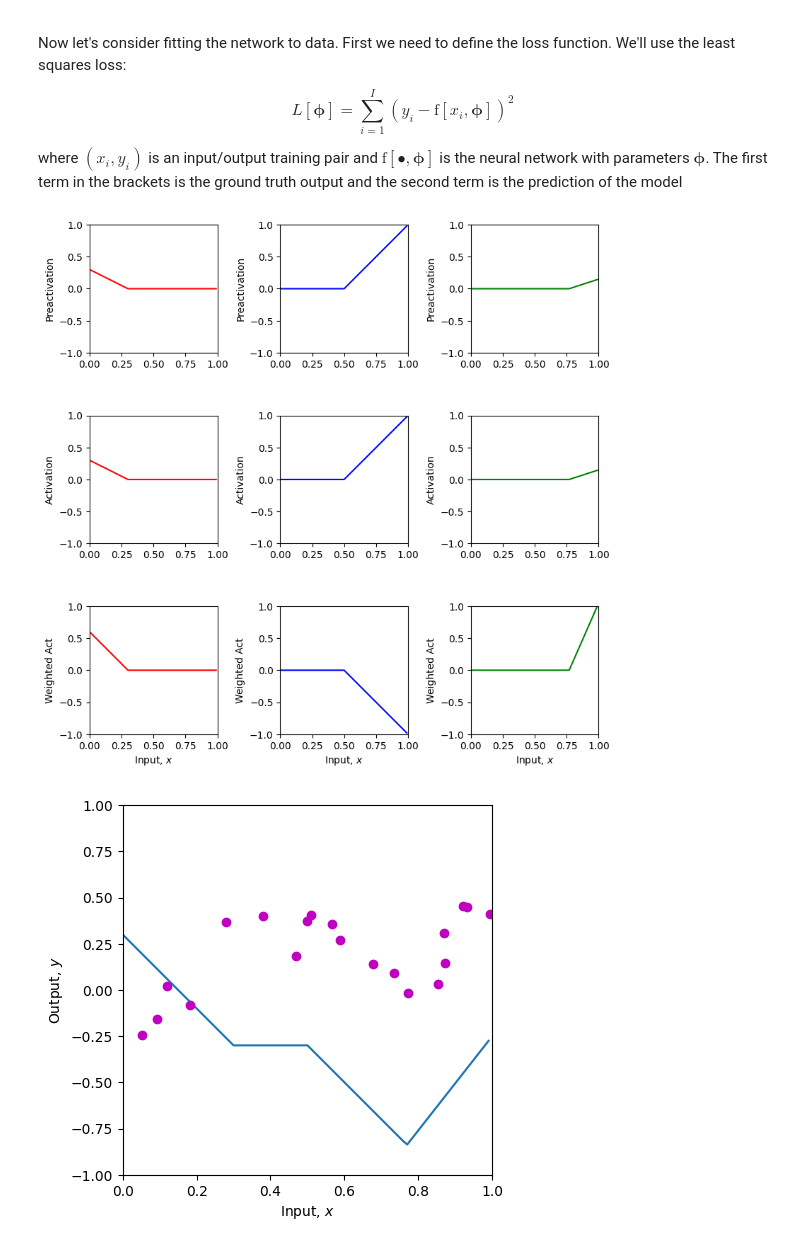
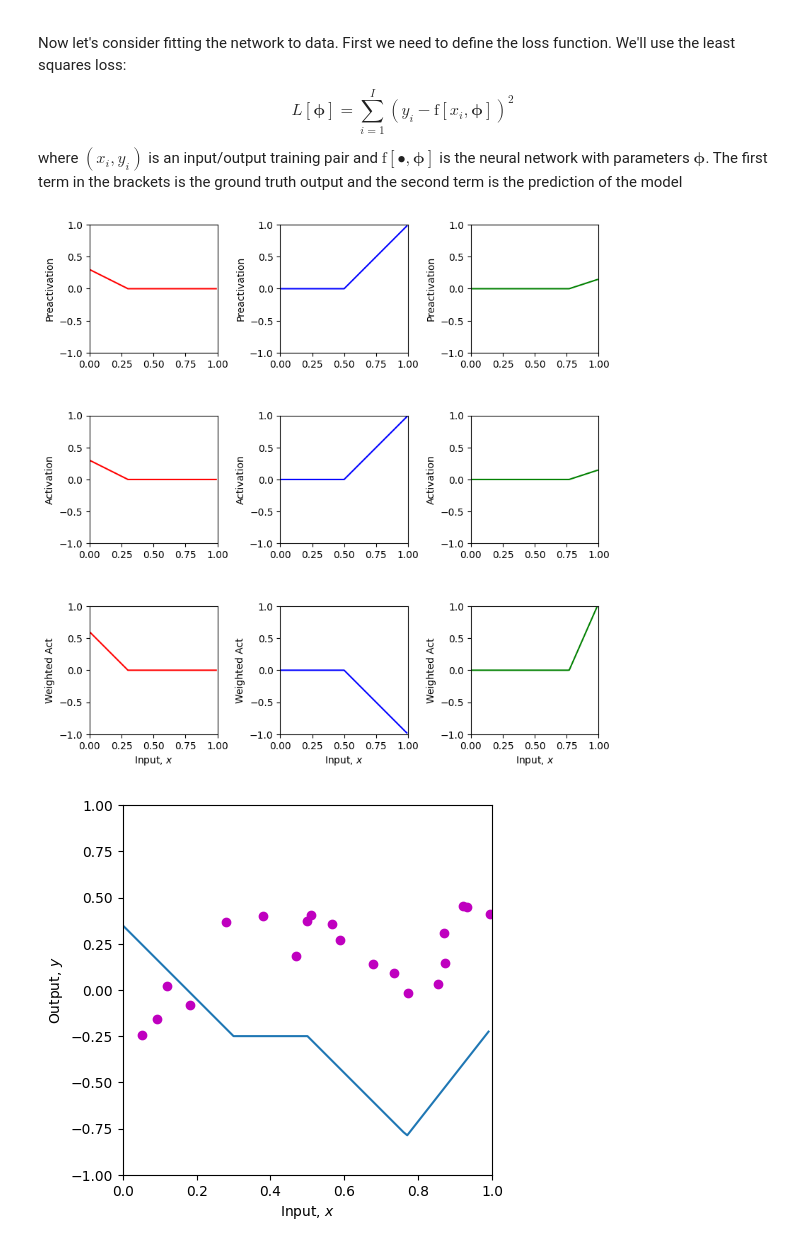
Before and after one commit to Rustydinoco/ML_Learning, a Jupyter notebook: Notebooks/Chap03/3_1_Shallow_Networks_I.ipynb, the cells around one changed output. Cells and saved outputs as stored; diff of their text form; code cells hidden in the pictures.

```diff
--- a/Notebooks/Chap03/3_1_Shallow_Networks_I.ipynb
+++ b/Notebooks/Chap03/3_1_Shallow_Networks_I.ipynb
@@ -189,7 +196,7 @@ def least_squares_loss(y_train, y_predict):
   # differences between the real values of y and the predicted values from the model f[x_i,phi]
   # (see figure 2.2 of the book)
   # you will need to use the function np.sum
-  loss = 0
+  loss = np.sum((y_train - y_predict)**2)
 
   return loss
 # %%
@@ -197,38 +204,38 @@ def least_squares_loss(y_train, y_predict):
 theta_10 =  0.3 ; theta_11 = -1.0
 theta_20 = -1.0  ; theta_21 = 2.0
 theta_30 = -0.5  ; theta_31 = 0.65
-phi_0 = -0.3; phi_1 = 2.0; phi_2 = -1.0; phi_3 = 7.0
+phi_0 = -0.25; phi_1 = 2.0; phi_2 = -1.0; phi_3 = 7.0
 
 # Define a range of input values
 x = np.arange(0,1,0.01)
 
 x_train = np.array([0.09291784,0.46809093,0.93089486,0.67612654,0.73441752,0.86847339,\
                    0.49873225,0.51083168,0.18343972,0.99380898,0.27840809,0.38028817,\
                    0.12055708,0.56715537,0.92005746,0.77072270,0.85278176,0.05315950,\
                    0.87168699,0.58858043])
 y_train = np.array([-0.15934537,0.18195445,0.451270150,0.13921448,0.09366691,0.30567674,\
                     0.372291170,0.40716968,-0.08131792,0.41187806,0.36943738,0.3994327,\
                     0.019062570,0.35820410,0.452564960,-0.0183121,0.02957665,-0.24354444, \
                     0.148038840,0.26824970])
 
 # We run the neural network for each of these input values
 y, pre_1, pre_2, pre_3, act_1, act_2, act_3, w_act_1, w_act_2, w_act_3 = \
     shallow_1_1_3(x, ReLU, phi_0,phi_1,phi_2,phi_3, theta_10, theta_11, theta_20, theta_21, theta_30, theta_31)
 # And then plot it
 plot_neural(x, y, pre_1, pre_2, pre_3, act_1, act_2, act_3, w_act_1, w_act_2, w_act_3, plot_all=True, x_data = x_train, y_data = y_train)
 
 # Run the neural network on the training data
 y_predict, *_ = shallow_1_1_3(x_train, ReLU, phi_0,phi_1,phi_2,phi_3, theta_10, theta_11, theta_20, theta_21, theta_30, theta_31)
 
 # Compute the least squares loss and print it out
 loss = least_squares_loss(y_train,y_predict)
 print('Your Loss = %3.3f, True value = 9.385'%(loss))
 
 # TODO.  Manipulate the parameters (by hand!) to make the function
 # fit the data better and try to reduce the loss to as small a number
 # as possible.  The best that I could do was 0.181
 # Tip... start by manipulating phi_0.
 # It's not that easy, so don't spend too much time on this!
 # %% [output]
 [figure]
-[figure, old version]
+[figure, new version]
```
Also changed, not shown: parts of 2 cells of this notebook.
